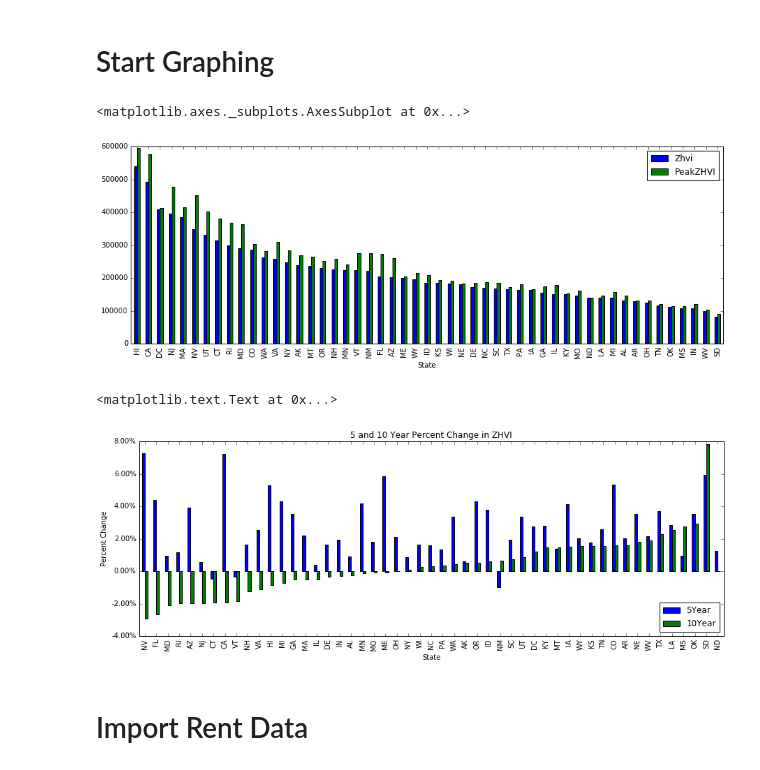
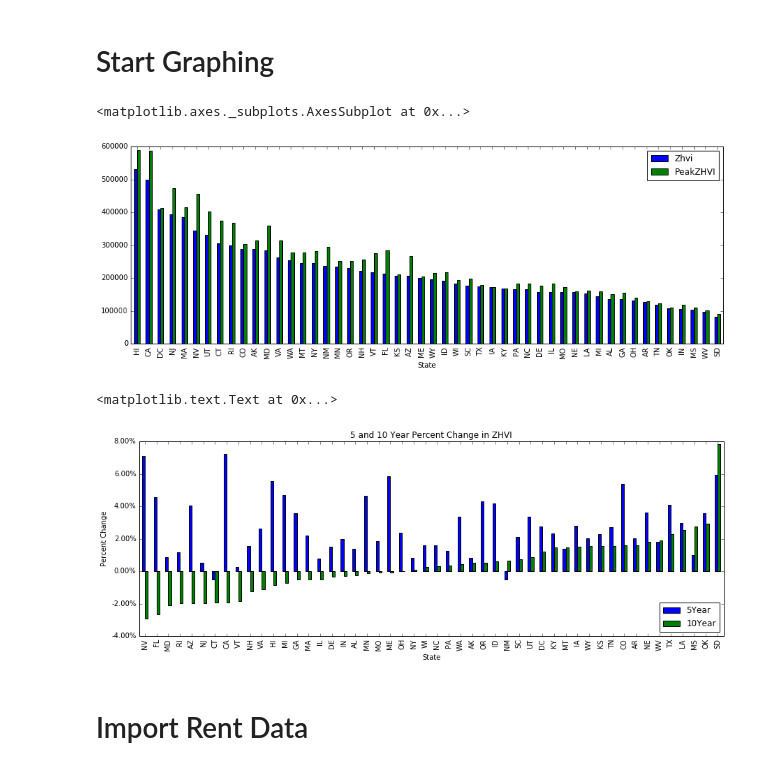
Before and after one commit to ktorquem/Zillow-Housing-Practice, a Jupyter notebook: Zillow Housing Practice.ipynb, the cells around one changed output. Drawn from its saved outputs; the diff is of its cells as text; code cells hidden in the pictures.

```diff
--- a/Zillow Housing Practice.ipynb
+++ b/Zillow Housing Practice.ipynb
@@ -9,8 +9,8 @@ Populating the interactive namespace from numpy and matplotlib
 
 &nbsp;&nbsp;&nbsp;&nbsp;&nbsp;&nbsp;**ZHVI = Zillow Home Value Index**
 # %%
-zhvi = pd.read_csv("Zip_Zhvi_Summary_AllHomes.csv")
-zhvi.head(5)
+df = pd.read_csv("Zip_Zhvi_Summary_AllHomes.csv")
+df.head(5)
 # %% [output]
 |  | Date | RegionID | RegionName | State | Metro | County | City | SizeRank | Zhvi | MoM | ... |
 | 0 | 2016-05-31 | 61639 | 10025 | NY | New York | New York | New York | 0 | 1065700 | -0.019325 | ... |
@@ -20,0 +23,4 @@ zhvi.head(5)
+# %%
+price = df[['RegionName','City','State','SizeRank','Zhvi','5Year','10Year','PeakZHVI']]
+price.columns.values[0] = 'Zip'
+price.head(5)
@@ -25,4 +36,5 @@ zhvi.head(5)
 # %%
-zhvi = zhvi[zhvi.SizeRank > 8000]
-zhvi.sort_values(by='Zhvi').head(5)
+price = price[pd.notnull(price['10Year'])]
+price = price[price.SizeRank > 8000]
+price.sort_values(by='Zhvi').head(5)
 # %% [output]
@@ -46,12 +63,12 @@ zhvi.drop(['Date','RegionID','MoM'],1).head(5)
 # %% [markdown]
 # Start Graphing
 # %%
-zhvistate = zhvi.groupby('State')
+zhvistate = price.groupby('State')
 
 zhvistate[('Zhvi','PeakZHVI')].mean().sort_values(by='Zhvi',ascending=False).plot.bar(figsize=(15,5))
 # %% [output]
 <matplotlib.axes._subplots.AxesSubplot at 0x...>
-[figure, old version]
+[figure, new version]
 # %%
 ax = zhvistate[('5Year','10Year')].mean().sort_values(by='10Year').plot.bar(figsize=(15,5),title='5 and 10 Year Percent Change in ZHVI')
 vals = ax.get_yticks()
@@ -59,7 +76,7 @@ ax.set_yticklabels(['{:3.2f}%'.format(x*100) for x in vals])
 ax.set_ylabel('Percent Change')
 # %% [output]
 <matplotlib.text.Text at 0x...>
-[figure, old version]
+[figure, new version]
 # %% [markdown]
 # Import Rent Data
 # %%
```
Also changed, not shown: parts of 8 cells of this notebook, 2 other files.
